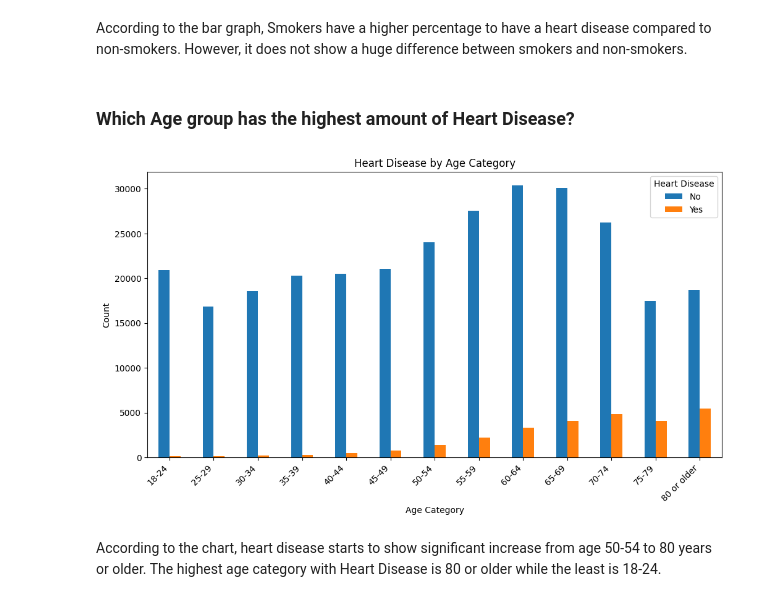
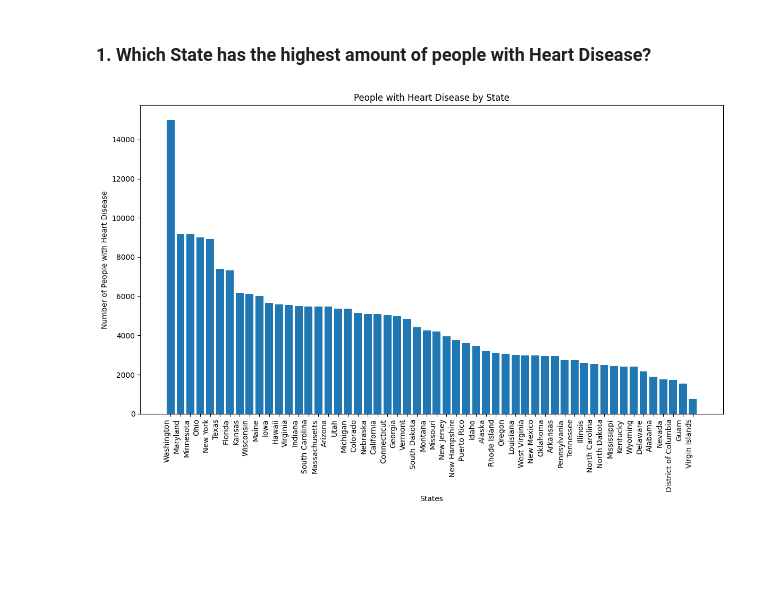
Before and after one commit to Reuel-Christian-Pornobe/VDA-CPE031-CPE21S4, a Jupyter notebook: Pornobe_Midterm_Exam_VDA.ipynb, the cells around one changed output. Saved outputs shown, nothing was run; the diff lists cells and outputs as text; code cells hidden in the pictures; blank space fills up the shorter version.

```diff
--- a/Pornobe_Midterm_Exam_VDA.ipynb
+++ b/Pornobe_Midterm_Exam_VDA.ipynb
@@ -14,7 +16,7 @@ Saving heart_2020_cleaned.csv to heart_2020_cleaned.csv
 import pandas as pd
 import csv
 
-df = pd.read_csv('heart_2020_cleaned.csv')
+df = pd.read_csv('heart_2022_no_nans.csv')
 
 
 print(df)
@@ -55,22 +41,22 @@ plt.show()
-# %% [markdown]
-According to the bar graph, Smokers have a higher percentage to have a heart disease compared to non-smokers. However, it does not show a huge difference between smokers and non-smokers.
 # %% [markdown]
-### **Which Age group has the highest amount of Heart Disease?**
+### **1. Which State has the highest amount of people with Heart Disease?**
 # %%
+import matplotlib.pyplot as plt
+import numpy as np
 import pandas as pd
-import
 
-heart_disease_counts = df['HeartDisease'].value_counts()
 
-age_category_heart_disease = df.groupby(['AgeCategory', 'HeartDisease'])['HeartDisease'].count().unstack()
-age_category_heart_disease.plot(kind='bar', figsize=(12, 6))
-plt.title('Heart Disease by Age Category')
-plt.xlabel('Age Category')
-plt.ylabel('Count')
-plt.xticks(rotation=45, ha='right')
-plt.legend(title='Heart Disease')
+state_counts = df['State'].value_counts()
+
+plt.figure(figsize=(12, 8))
+plt.bar(state_counts.index, state_counts.values)
+
+plt.title('People with Heart Disease by State')
+plt.xlabel('States')
+plt.ylabel('Number of People with Heart Disease')
+
+plt.xticks(rotation=90, ha='right')
+plt.tight_layout()
 plt.show()
 # %% [output]
-[figure, old version]
+[figure, new version]
-# %% [markdown]
-According to the chart, heart disease starts to show significant increase from age 50-54 to 80 years or older. The highest age category with Heart Disease is 80 or older while the least is 18-24.
```
Also changed, not shown: parts of 11 cells of this notebook.
